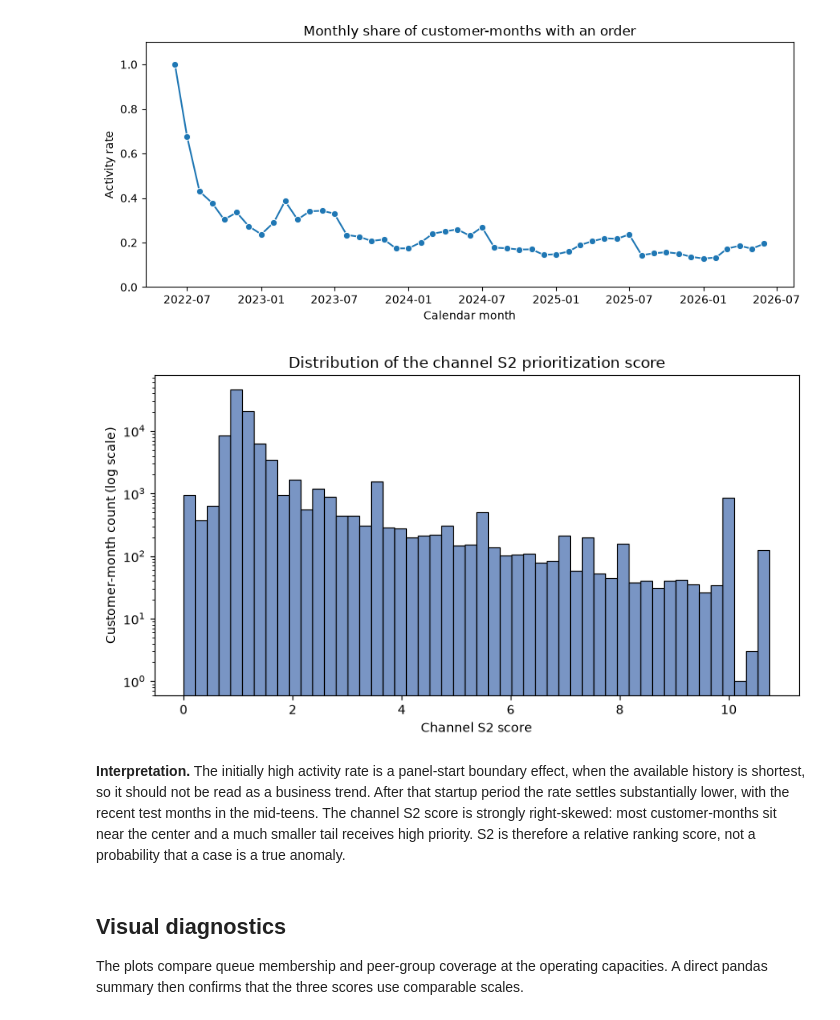
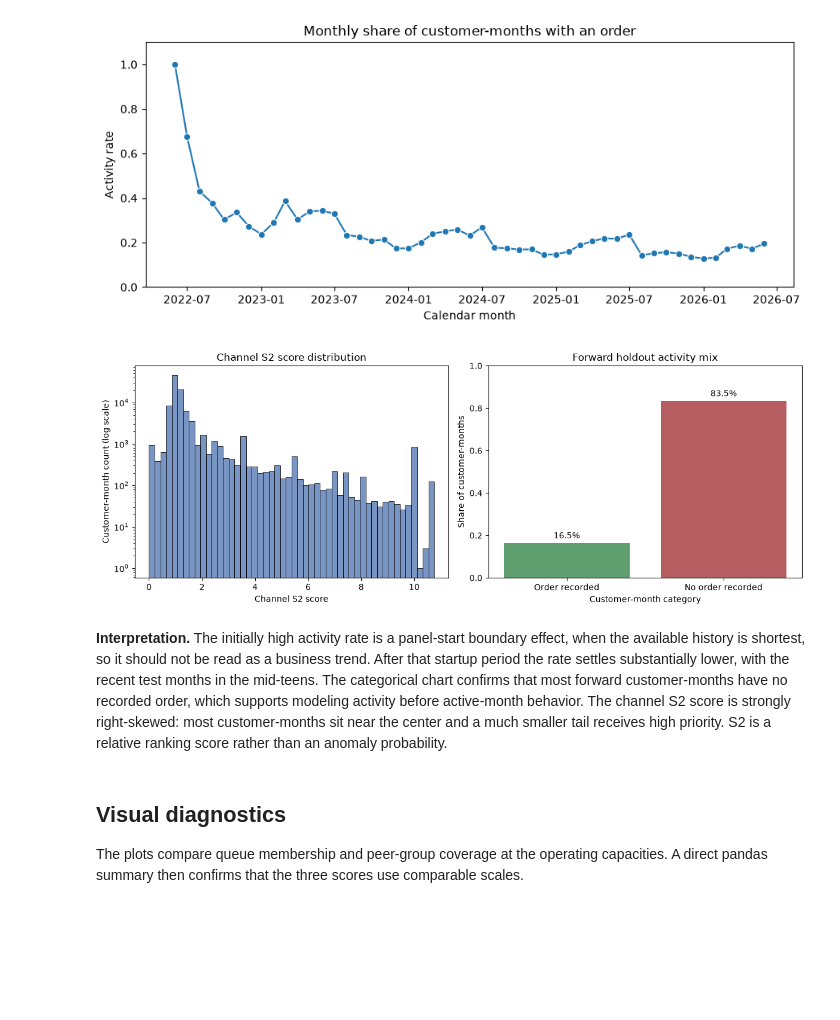
Before and after one commit to mrcfabbri/ucb-ml-capstone-module24, a Jupyter notebook: notebooks/05_peer_strategy_baseline.ipynb, the cells around one changed output. Cells and saved outputs as stored; diff of their text form; code cells hidden in the pictures; blank space fills up the shorter version.

```diff
--- a/notebooks/05_peer_strategy_baseline.ipynb
+++ b/notebooks/05_peer_strategy_baseline.ipynb
@@ -258,30 +258,74 @@ plt.show()
 # %% [output]
 [figure]
 # %%
+# Summarize the forward holdout with one continuous and one categorical diagnostic.
 # A logarithmic count axis keeps the common scores and the rare tail visible.
-fig, ax = plt.subplots(figsize=(8, 4.5))
+forward_activity = monthly_activity.loc[
+    monthly_activity['transaction_month'].between('2026-01-01', '2026-06-01')
+].copy()
+active_customer_months = int(
+    (forward_activity['customer_month_rows'] * forward_activity['activity_rate']).round().sum()
+)
+total_customer_months = int(forward_activity['customer_month_rows'].sum())
+activity_counts = pd.DataFrame(
+    {
+        'Activity status': ['Order recorded', 'No order recorded'],
+        'Customer-months': [
+            active_customer_months,
+            total_customer_months - active_customer_months,
+        ],
+    }
+)
+activity_counts['Share'] = activity_counts['Customer-months'] / total_customer_months
+
+fig, axes = plt.subplots(1, 2, figsize=(12, 4.5))
 sns.histplot(
     data=peer_output,
     x='channel_s2_score',
     bins=50,
     color='#4C72B0',
-    ax=ax,
+    ax=axes[0],
 )
-ax.set_yscale('log')
-ax.set_title('Distribution of the channel S2 prioritization score')
-ax.set_xlabel('Channel S2 score')
-ax.set_ylabel('Customer-month count (log scale)')
+axes[0].set_yscale('log')
+axes[0].set_title('Channel S2 score distribution')
+axes[0].set_xlabel('Channel S2 score')
+axes[0].set_ylabel('Customer-month count (log scale)')
+
+sns.barplot(
+    data=activity_counts,
+    x='Activity status',
+    y='Share',
+    hue='Activity status',
+    palette=['#55A868', '#C44E52'],
+    legend=False,
+    ax=axes[1],
+)
+axes[1].set_title('Forward holdout activity mix')
+axes[1].set_xlabel('Customer-month category')
+axes[1].set_ylabel('Share of customer-months')
+axes[1].set_ylim(0, 1)
+# Label each bar as a percentage so the class imbalance is immediately visible.
+for bar in axes[1].patches:
+    axes[1].annotate(
+        f'{bar.get_height():.1%}',
+        (bar.get_x() + bar.get_width() / 2, bar.get_height()),
+        ha='center',
+        va='bottom',
+        xytext=(0, 3),
+        textcoords='offset points',
+    )
 plt.tight_layout()
 plt.show()
 # %% [output]
-[figure, old version]
+[figure, new version]
 # %% [markdown]
 **Interpretation.** The initially high activity rate is a panel-start boundary
 effect, when the available history is shortest, so it should not be read as a business trend.
 After that startup period the rate settles substantially lower, with the recent test months in the
-mid-teens. The channel S2 score is strongly right-skewed: most customer-months sit near the center
-and a much smaller tail receives high priority. S2 is therefore a relative ranking score, not a
-probability that a case is a true anomaly.
+mid-teens. The categorical chart confirms that most forward customer-months have no recorded
+order, which supports modeling activity before active-month behavior. The channel S2 score is
+strongly right-skewed: most customer-months sit near the center and a much smaller tail receives
+high priority. S2 is a relative ranking score rather than an anomaly probability.
 # %% [markdown]
 ## Visual diagnostics
 
```
Also changed, not shown: 2 other files.
